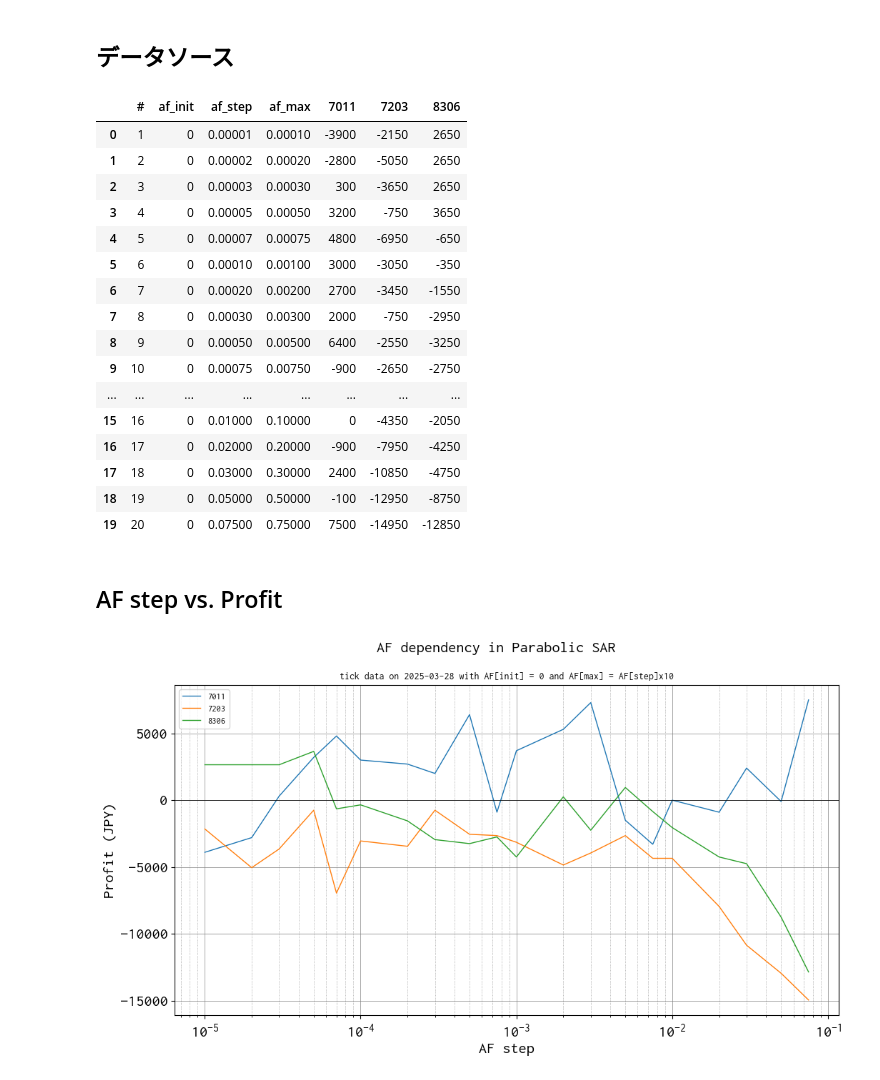
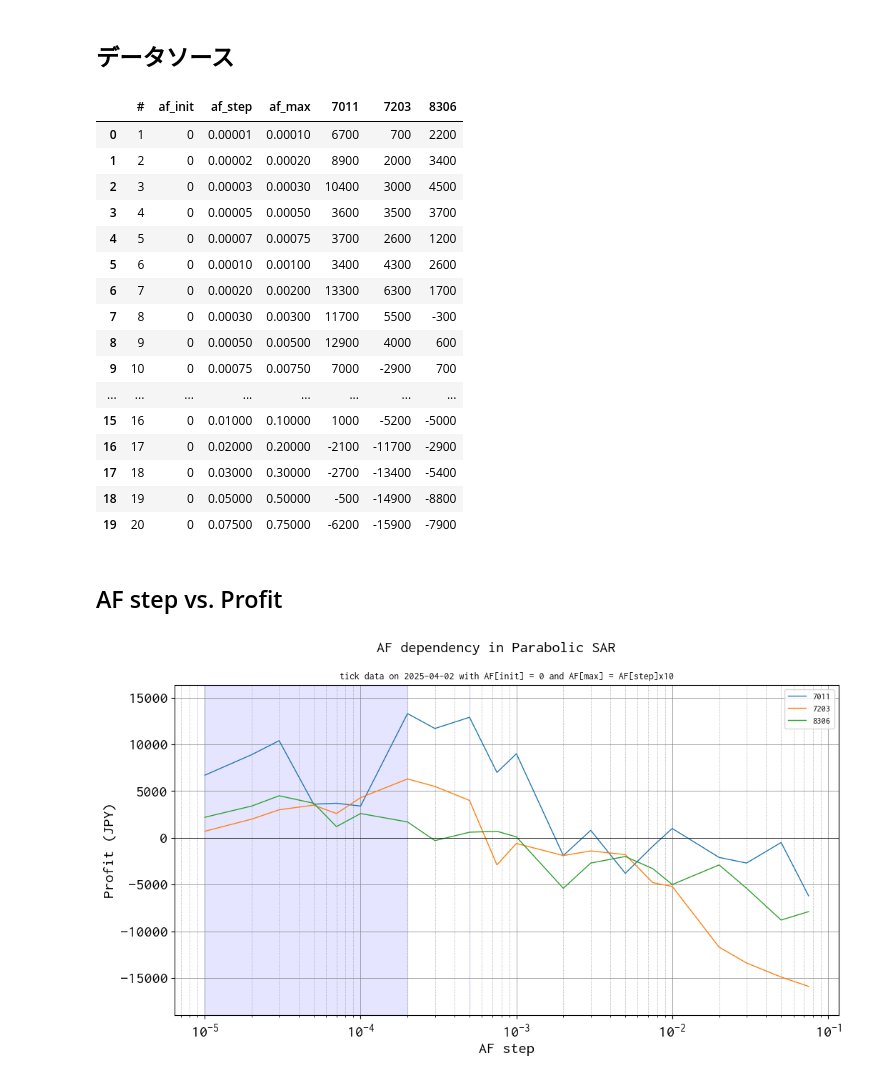
Before and after one commit to bitwalk123/day_trade_simulator, a Jupyter notebook: jupyter/study_202_AF.ipynb, the cells around one changed output. Drawn from its saved outputs; the diff is of its cells as text; code cells hidden in the pictures.

```diff
--- a/jupyter/study_202_AF.ipynb
+++ b/jupyter/study_202_AF.ipynb
@@ -15,7 +15,7 @@ from matplotlib import (
     pyplot as plt,
 )
 # %%
-date_target = '2025-03-28'
+date_target = '2025-04-02'
 path_base = '../doe/results_Simple_SAR_2'
 # %% [markdown]
 ## データソース
@@ -26,56 +26,67 @@ df = pd.read_excel(ods_name)
 df
 # %% [output]
 |  | # | af_init | af_step | af_max | 7011 | 7203 | 8306 |
-| 0 | 1 | 0 | 0.00001 | 0.00010 | -3900 | -2150 | 2650 |
-| 1 | 2 | 0 | 0.00002 | 0.00020 | -2800 | -5050 | 2650 |
-| 2 | 3 | 0 | 0.00003 | 0.00030 | 300 | -3650 | 2650 |
-| 3 | 4 | 0 | 0.00005 | 0.00050 | 3200 | -750 | 3650 |
-| 4 | 5 | 0 | 0.00007 | 0.00075 | 4800 | -6950 | -650 |
-| 5 | 6 | 0 | 0.00010 | 0.00100 | 3000 | -3050 | -350 |
-| 6 | 7 | 0 | 0.00020 | 0.00200 | 2700 | -3450 | -1550 |
-| 7 | 8 | 0 | 0.00030 | 0.00300 | 2000 | -750 | -2950 |
-| 8 | 9 | 0 | 0.00050 | 0.00500 | 6400 | -2550 | -3250 |
-| 9 | 10 | 0 | 0.00075 | 0.00750 | -900 | -2650 | -2750 |
+| 0 | 1 | 0 | 0.00001 | 0.00010 | 6700 | 700 | 2200 |
+| 1 | 2 | 0 | 0.00002 | 0.00020 | 8900 | 2000 | 3400 |
+| 2 | 3 | 0 | 0.00003 | 0.00030 | 10400 | 3000 | 4500 |
+| 3 | 4 | 0 | 0.00005 | 0.00050 | 3600 | 3500 | 3700 |
+| 4 | 5 | 0 | 0.00007 | 0.00075 | 3700 | 2600 | 1200 |
+| 5 | 6 | 0 | 0.00010 | 0.00100 | 3400 | 4300 | 2600 |
+| 6 | 7 | 0 | 0.00020 | 0.00200 | 13300 | 6300 | 1700 |
+| 7 | 8 | 0 | 0.00030 | 0.00300 | 11700 | 5500 | -300 |
+| 8 | 9 | 0 | 0.00050 | 0.00500 | 12900 | 4000 | 600 |
+| 9 | 10 | 0 | 0.00075 | 0.00750 | 7000 | -2900 | 700 |
 | ... | ... | ... | ... | ... | ... | ... | ... |
-| 15 | 16 | 0 | 0.01000 | 0.10000 | 0 | -4350 | -2050 |
-| 16 | 17 | 0 | 0.02000 | 0.20000 | -900 | -7950 | -4250 |
-| 17 | 18 | 0 | 0.03000 | 0.30000 | 2400 | -10850 | -4750 |
-| 18 | 19 | 0 | 0.05000 | 0.50000 | -100 | -12950 | -8750 |
-| 19 | 20 | 0 | 0.07500 | 0.75000 | 7500 | -14950 | -12850 |
+| 15 | 16 | 0 | 0.01000 | 0.10000 | 1000 | -5200 | -5000 |
+| 16 | 17 | 0 | 0.02000 | 0.20000 | -2100 | -11700 | -2900 |
+| 17 | 18 | 0 | 0.03000 | 0.30000 | -2700 | -13400 | -5400 |
+| 18 | 19 | 0 | 0.05000 | 0.50000 | -500 | -14900 | -8800 |
+| 19 | 20 | 0 | 0.07500 | 0.75000 | -6200 | -15900 | -7900 |
 # %% [markdown]
 ## AF step vs. Profit
 # %%
 FONT_PATH = "../fonts/RictyDiminished-Regular.ttf"
 fm.fontManager.addfont(FONT_PATH)
 
 # FontPropertiesオブジェクト生成（名前の取得のため）
 font_prop = fm.FontProperties(fname=FONT_PATH)
 font_prop.get_name()
 
 plt.rcParams['font.family'] = font_prop.get_name()
 plt.rcParams['font.size'] = 16
 
 fig = plt.figure(figsize=(12, 6))
 ax = fig.add_subplot(111)
 
-for code in [7011, 7203, 8306]:
-    x = df['af_step']
-    y = df[code]
-    ax.plot(x, y, label='%d' % code, lw=1)
+x = df['af_step']
+y = dict()
+for i, code in enumerate([7011, 7203, 8306]):
+    y[i] = df[code]
+    ax.plot(x, y[i], label='%d' % code, lw=1)
+
+
+threshold = 0
+ax.fill_between(
+    x, 0, 1,
+    where=(y[0] > threshold) & (y[1] > threshold) & (y[2] > threshold),
+    color='blue',
+    alpha=0.1,
+    transform=ax.get_xaxis_transform()
+)
 
 ax.axhline(0, color='black', lw=0.5)
 ax.set_xscale('log')
 ax.grid(which='major', color='gray',linestyle='-', linewidth=0.5)
 ax.grid(which='minor', color='gray',linestyle='dotted', linewidth=0.5)
 
 ax.set_xlabel('AF step')
 ax.set_ylabel('Profit (JPY)')
 ax.legend(fontsize=9)
 
 ax.set_title('tick data on %s with AF[init] = 0 and AF[max] = AF[step]x10' % date_target, fontsize=10)
 
 plt.suptitle('AF dependency in Parabolic SAR', fontsize=16)
 plt.savefig('./study_202_AF/%s.png' % date_target)
 plt.show()
 # %% [output]
-[figure, old version]
+[figure, new version]
```
Also changed, not shown: 6 other files.
